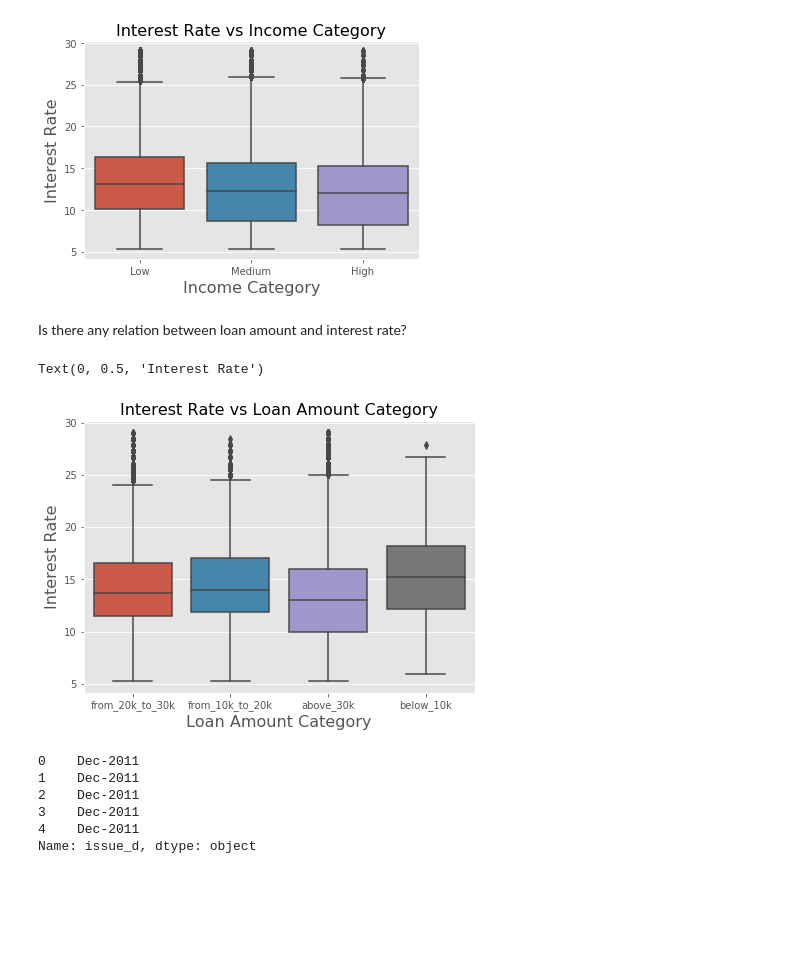
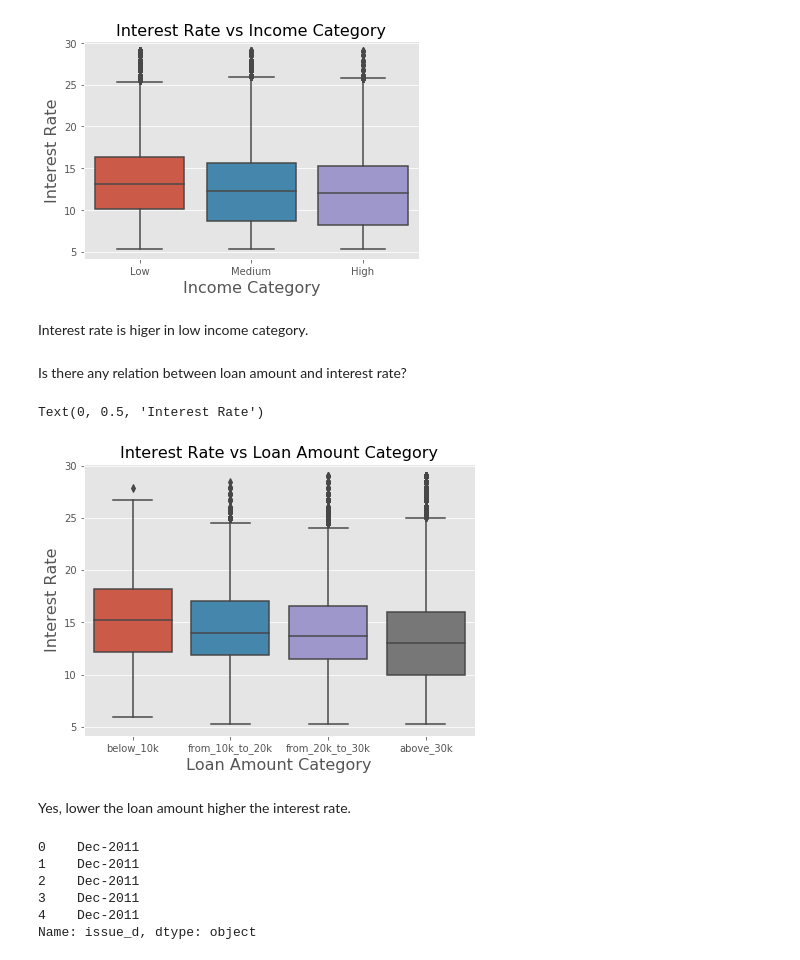
Before and after one commit to pal-bilas/ML_projects, a Jupyter notebook: ML_Random_Forests_Lending_Club_01.ipynb, the cells around one changed output. Drawn from its saved outputs; the diff is of its cells as text; code cells hidden in the pictures; blank space fills up the shorter version.

```diff
--- a/ML_Random_Forests_Lending_Club_01.ipynb
+++ b/ML_Random_Forests_Lending_Club_01.ipynb
@@ -141,6 +164,8 @@ plt.ylabel('Interest Rate', fontsize=16)
 # %% [output]
 Text(0, 0.5, 'Interest Rate')
 [figure]
+# %% [markdown]
+Interest rate is higer in low income category.
 # %% [markdown]
 Is there any relation between loan amount and interest rate?
 # %%
@@ -154,13 +179,15 @@ for col in lst:
     col.loc[col['annual_inc'] > 30000, 'loan_amnt_category'] = 'above_30k'
 # %%
 plt.figure(figsize=(7,5))
-sns.boxplot(x='loan_amnt_category', y='int_rate', data=df)
+sns.boxplot(x='loan_amnt_category', y='int_rate', data=df, order=['below_10k','from_10k_to_20k','from_20k_to_30k','above_30k'])
 plt.title('Interest Rate vs Loan Amount Category', fontsize=16)
 plt.xlabel('Loan Amount Category', fontsize=16)
 plt.ylabel('Interest Rate', fontsize=16)
 # %% [output]
 Text(0, 0.5, 'Interest Rate')
-[figure, old version]
+[figure, new version]
+# %% [markdown]
+Yes, lower the loan amount higher the interest rate.
 # %%
 #Now lets concetrate on the isuue dates/years
 df['issue_d'].head()
```
Also changed, not shown: parts of 32 cells of this notebook.
